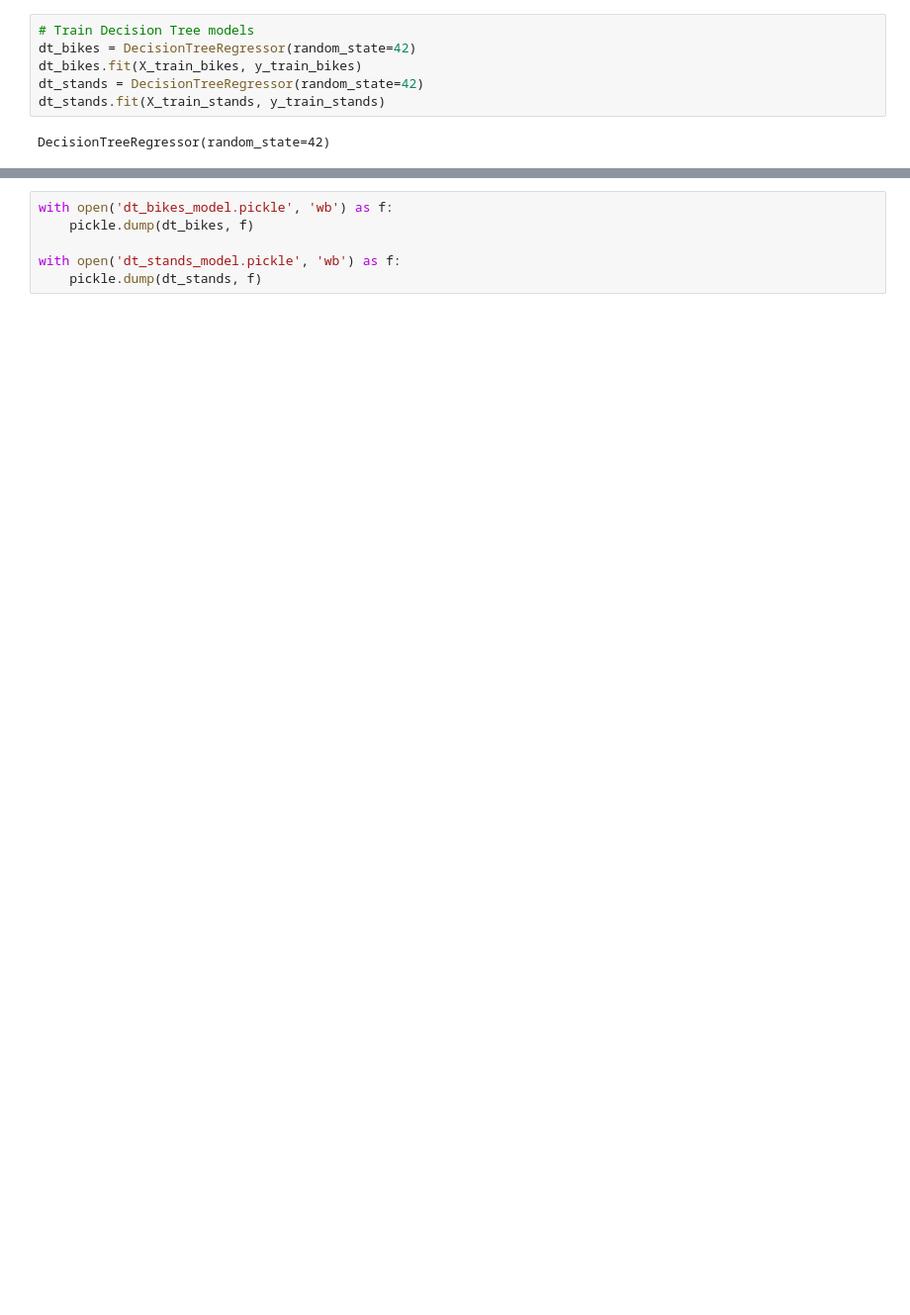
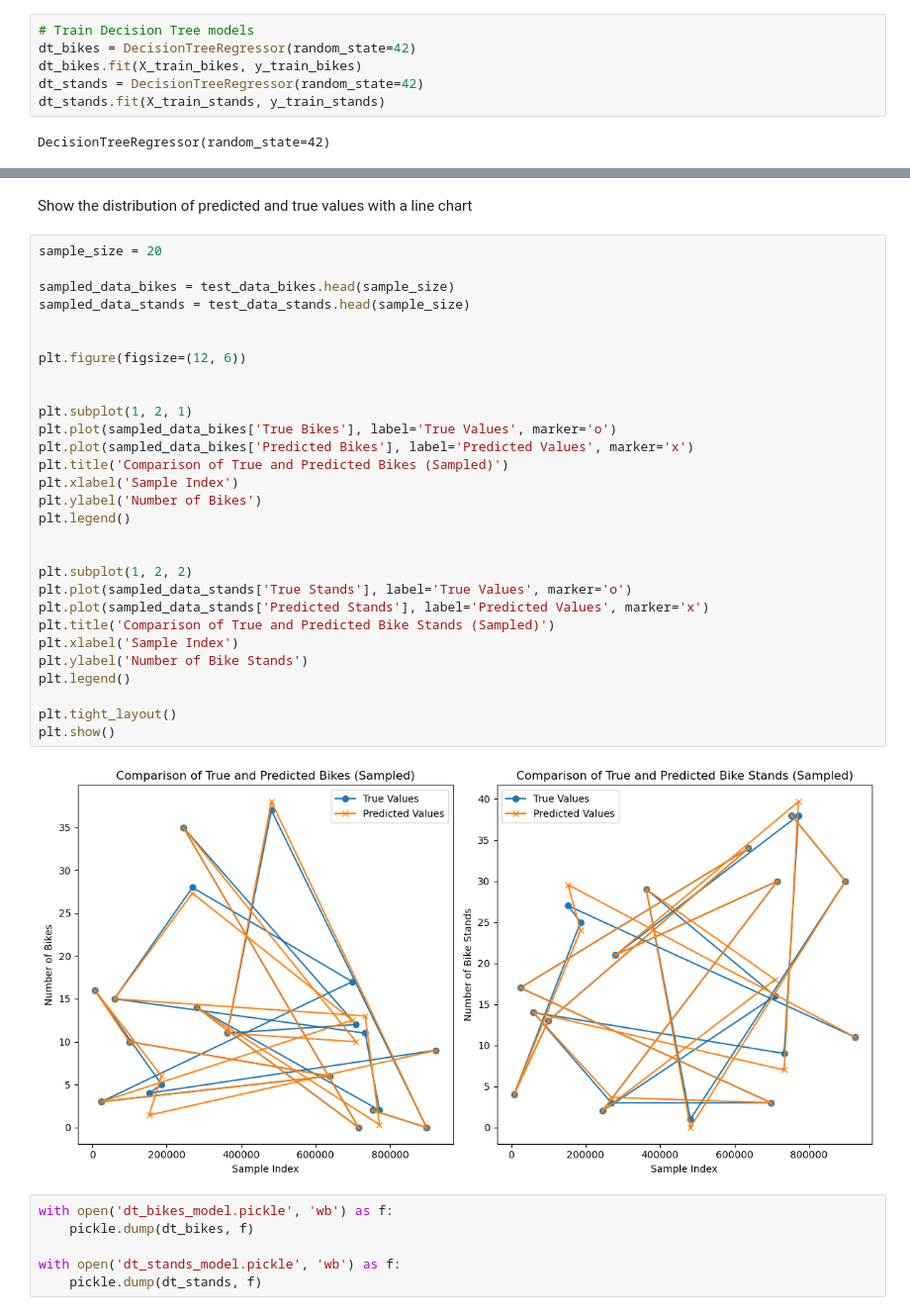
Before and after one commit to shalineraghupathy/Software-Engineering, a Jupyter notebook: DublinBikes/Flask/DublinBikes/models/model.ipynb, the cells around one changed output, grey strips where cells are left out. Shown at 99% size. Saved outputs shown, nothing was run; the diff lists cells and outputs as text; blank space fills up the shorter version.

Commit message:
Show the distribution of predicted and true values with a line chart and kept the old graph

```diff
--- a/DublinBikes/Flask/DublinBikes/models/model.ipynb
+++ b/DublinBikes/Flask/DublinBikes/models/model.ipynb
@@ -778,3 +779,36 @@ RMSE for available bike stands prediction with Decision Tree: 1.49
+# %% [markdown]
+Show the distribution of predicted and true values with a line chart
+# %%
+sample_size = 20
+
+sampled_data_bikes = test_data_bikes.head(sample_size)
+sampled_data_stands = test_data_stands.head(sample_size)
+
+
+plt.figure(figsize=(12, 6))
+
+
+plt.subplot(1, 2, 1)
+plt.plot(sampled_data_bikes['True Bikes'], label='True Values', marker='o')
+plt.plot(sampled_data_bikes['Predicted Bikes'], label='Predicted Values', marker='x')
+plt.title('Comparison of True and Predicted Bikes (Sampled)')
+plt.xlabel('Sample Index')
+plt.ylabel('Number of Bikes')
+plt.legend()
+
+
+plt.subplot(1, 2, 2)
+plt.plot(sampled_data_stands['True Stands'], label='True Values', marker='o')
+plt.plot(sampled_data_stands['Predicted Stands'], label='Predicted Values', marker='x')
+plt.title('Comparison of True and Predicted Bike Stands (Sampled)')
+plt.xlabel('Sample Index')
+plt.ylabel('Number of Bike Stands')
+plt.legend()
+
+plt.tight_layout()
+plt.show()
+# %% [output]
+[figure, added]
 # %%
 with open('dt_bikes_model.pickle', 'wb') as f:
     pickle.dump(dt_bikes, f)
```
Also changed, not shown: parts of 19 cells of this notebook, 1 other file.
